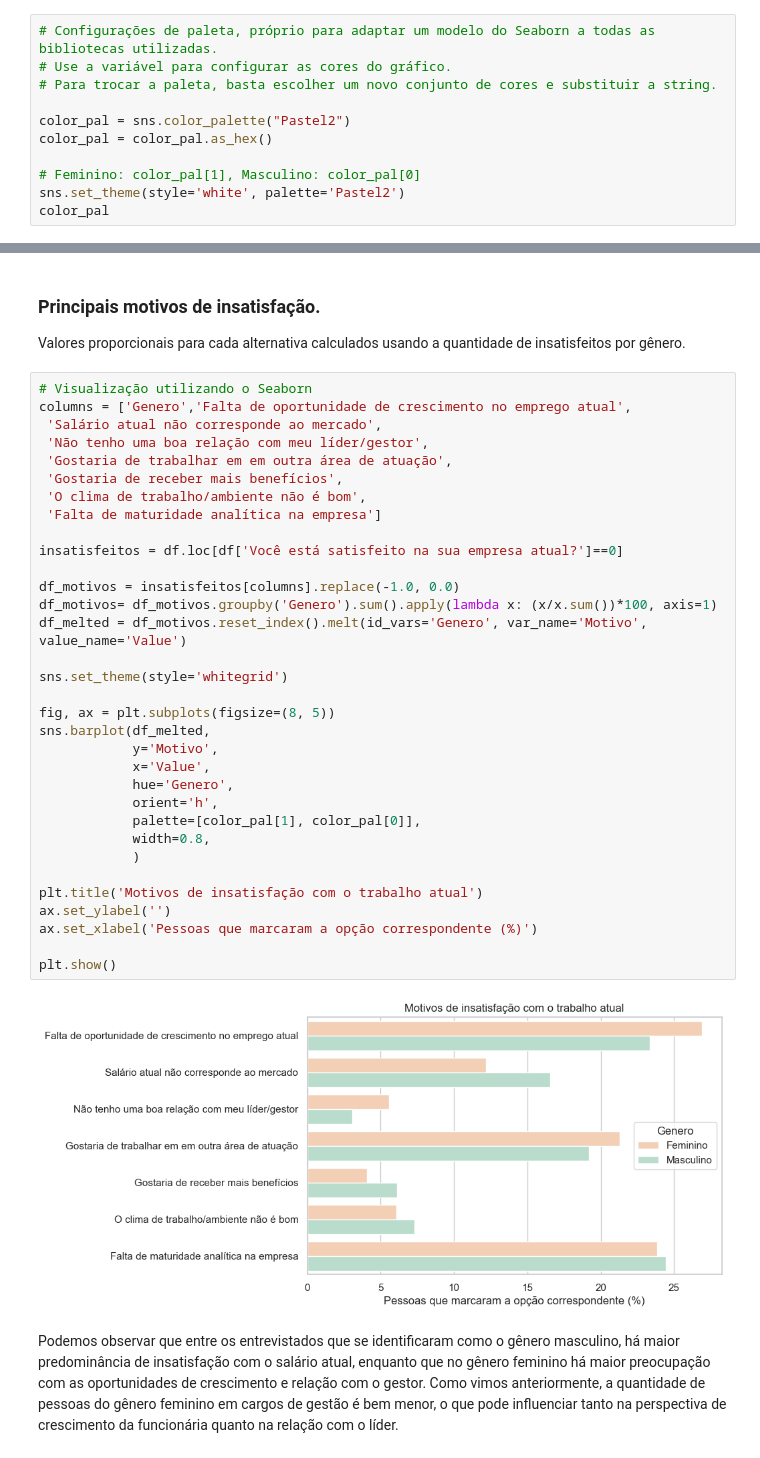
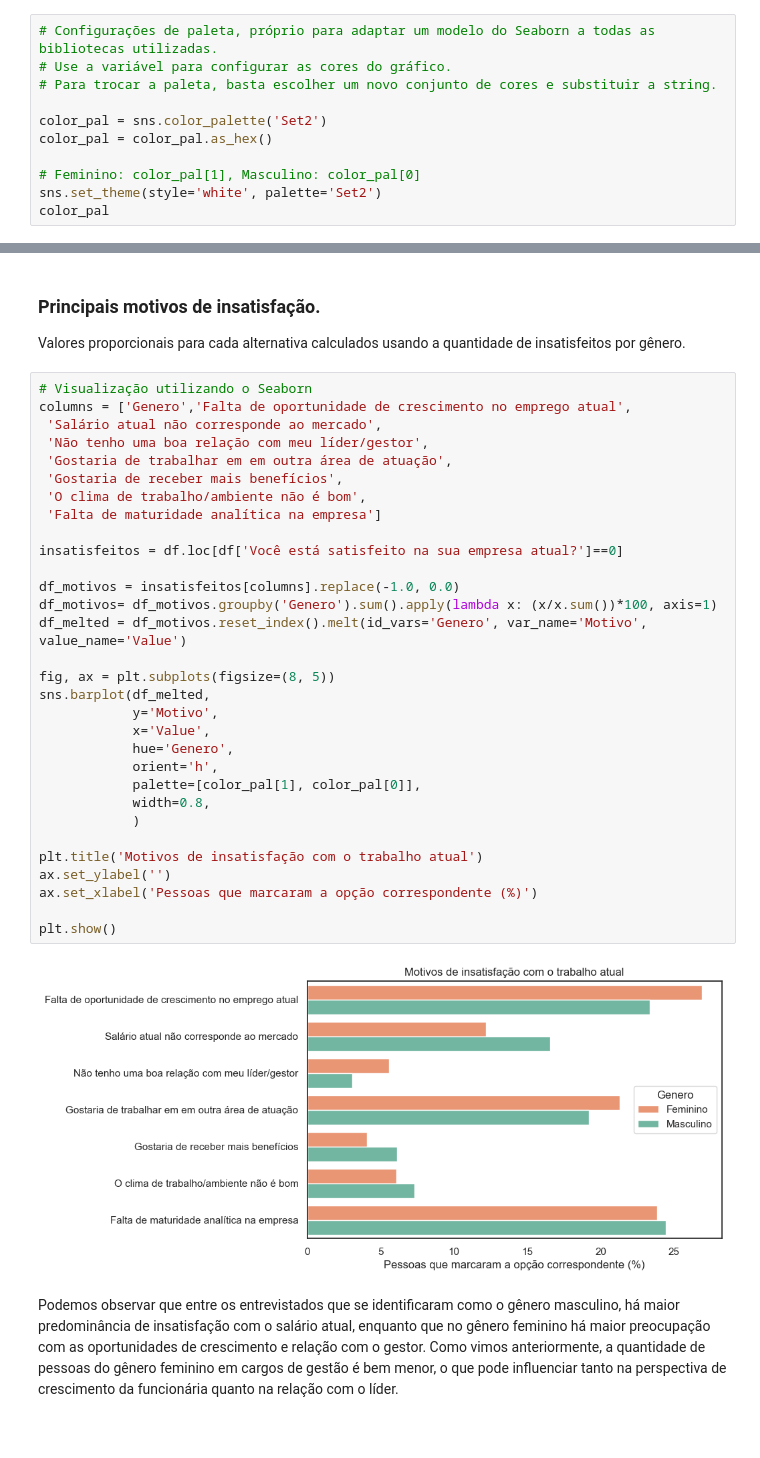
Before and after one commit to MayaraDM/ADA-DS_programming_techiniques_project, a Jupyter notebook: ProjetoV_analise.ipynb, the cells around one changed output, grey strips where cells are left out. Saved outputs shown, nothing was run; the diff lists cells and outputs as text.

```diff
--- a/ProjetoV_analise.ipynb
+++ b/ProjetoV_analise.ipynb
@@ -52,10 +52,10 @@ df.head()
 # Use a variável para configurar as cores do gráfico.
 # Para trocar a paleta, basta escolher um novo conjunto de cores e substituir a string.
 
-color_pal = sns.color_palette("Pastel2")
+color_pal = sns.color_palette('Set2')
 color_pal = color_pal.as_hex()
 
 # Feminino: color_pal[1], Masculino: color_pal[0]
-sns.set_theme(style='white', palette='Pastel2')
+sns.set_theme(style='white', palette='Set2')
 color_pal
 # %% [output]
@@ -294,36 +294,34 @@ Valores proporcionais para cada alternativa calculados usando a quantidade de in
 columns = ['Genero','Falta de oportunidade de crescimento no emprego atual',
  'Salário atual não corresponde ao mercado',
  'Não tenho uma boa relação com meu líder/gestor',
  'Gostaria de trabalhar em em outra área de atuação',
  'Gostaria de receber mais benefícios',
  'O clima de trabalho/ambiente não é bom',
  'Falta de maturidade analítica na empresa']
 
 insatisfeitos = df.loc[df['Você está satisfeito na sua empresa atual?']==0]
 
 df_motivos = insatisfeitos[columns].replace(-1.0, 0.0)
 df_motivos= df_motivos.groupby('Genero').sum().apply(lambda x: (x/x.sum())*100, axis=1)
 df_melted = df_motivos.reset_index().melt(id_vars='Genero', var_name='Motivo', value_name='Value')
 
-sns.set_theme(style='whitegrid')
-
 fig, ax = plt.subplots(figsize=(8, 5))
 sns.barplot(df_melted,
             y='Motivo',
             x='Value',
             hue='Genero',
             orient='h',
             palette=[color_pal[1], color_pal[0]],
             width=0.8,
             )
 
 plt.title('Motivos de insatisfação com o trabalho atual')
 ax.set_ylabel('')
 ax.set_xlabel('Pessoas que marcaram a opção correspondente (%)')
 
 plt.show()
 # %% [output]
-[figure, old version]
+[figure, new version]
 # %% [markdown]
 Podemos observar que entre os entrevistados que se identificaram como o gênero masculino, há maior predominância de insatisfação com o salário atual, enquanto que no gênero feminino há maior preocupação com as oportunidades de crescimento e relação com o gestor.
 Como vimos anteriormente, a quantidade de pessoas do gênero feminino em cargos de gestão é bem menor, o que pode influenciar tanto na perspectiva de crescimento da funcionária quanto na relação com o líder.
```
Also changed, not shown: parts of 12 cells of this notebook.
